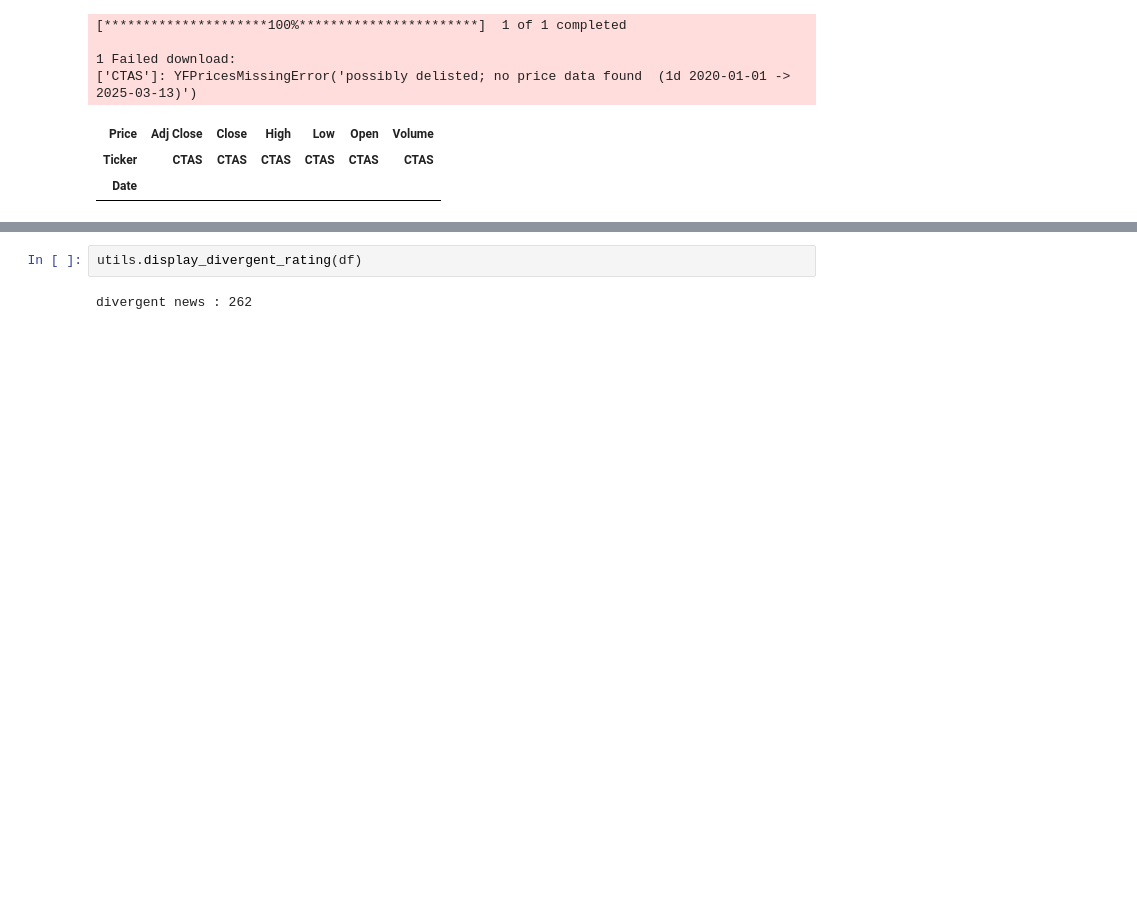
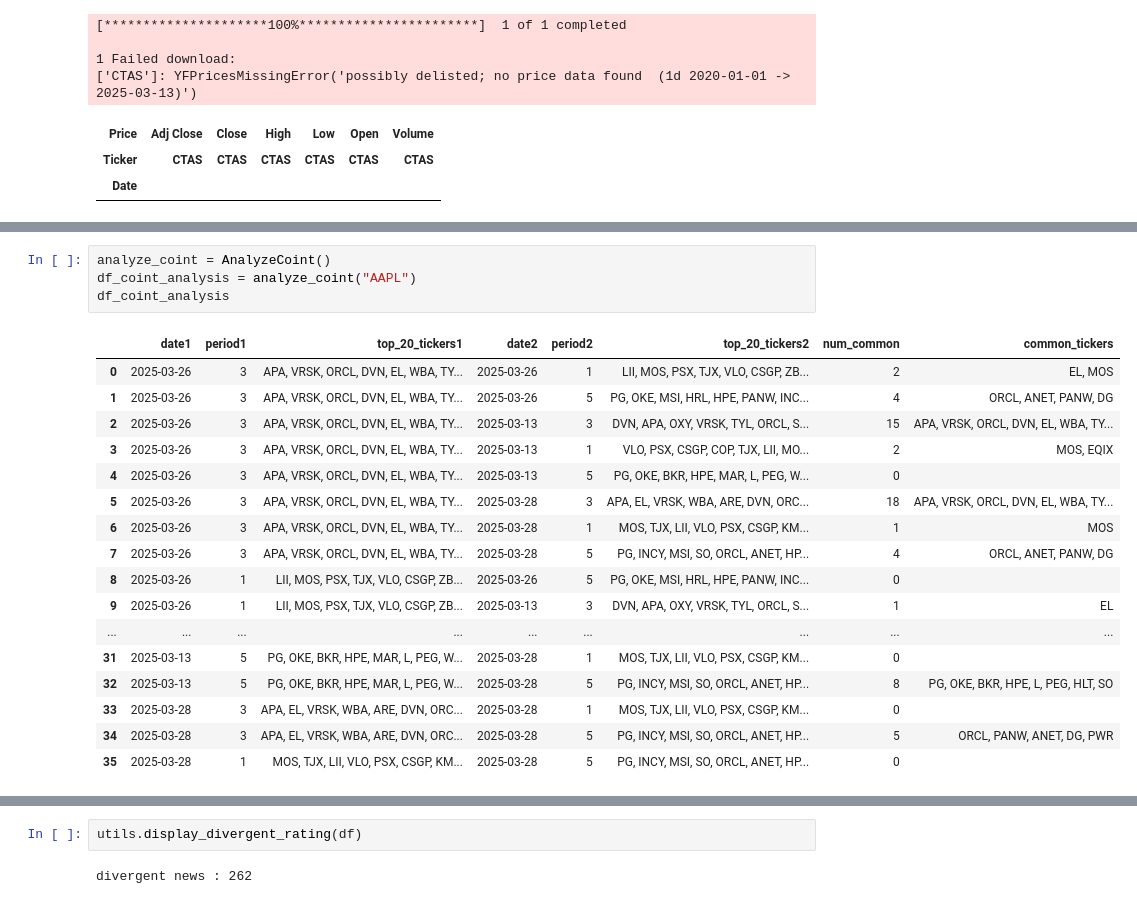
Before and after one commit to CKAbundant/sentiment, a Jupyter notebook: poc.ipynb, the cells around one changed output, grey strips where cells are left out. Cells and saved outputs as stored; diff of their text form; blank space fills up the shorter version.

```diff
--- a/poc.ipynb
+++ b/poc.ipynb
@@ -467,3 +457,25 @@ df_topn
+# %%
+analyze_coint = AnalyzeCoint()
+df_coint_analysis = analyze_coint("AAPL")
+df_coint_analysis
+# %% [output]
+|  | date1 | period1 | top_20_tickers1 | date2 | period2 | top_20_tickers2 | num_common | common_tickers |
+| 0 | 2025-03-26 | 3 | APA, VRSK, ORCL, DVN, EL, WBA, TY... | 2025-03-26 | 1 | LII, MOS, PSX, TJX, VLO, CSGP, ZB... | 2 | EL, MOS |
+| 1 | 2025-03-26 | 3 | APA, VRSK, ORCL, DVN, EL, WBA, TY... | 2025-03-26 | 5 | PG, OKE, MSI, HRL, HPE, PANW, INC... | 4 | ORCL, ANET, PANW, DG |
+| 2 | 2025-03-26 | 3 | APA, VRSK, ORCL, DVN, EL, WBA, TY... | 2025-03-13 | 3 | DVN, APA, OXY, VRSK, TYL, ORCL, S... | 15 | APA, VRSK, ORCL, DVN, EL, WBA, TY... |
+| 3 | 2025-03-26 | 3 | APA, VRSK, ORCL, DVN, EL, WBA, TY... | 2025-03-13 | 1 | VLO, PSX, CSGP, COP, TJX, LII, MO... | 2 | MOS, EQIX |
+| 4 | 2025-03-26 | 3 | APA, VRSK, ORCL, DVN, EL, WBA, TY... | 2025-03-13 | 5 | PG, OKE, BKR, HPE, MAR, L, PEG, W... | 0 |  |
+| 5 | 2025-03-26 | 3 | APA, VRSK, ORCL, DVN, EL, WBA, TY... | 2025-03-28 | 3 | APA, EL, VRSK, WBA, ARE, DVN, ORC... | 18 | APA, VRSK, ORCL, DVN, EL, WBA, TY... |
+| 6 | 2025-03-26 | 3 | APA, VRSK, ORCL, DVN, EL, WBA, TY... | 2025-03-28 | 1 | MOS, TJX, LII, VLO, PSX, CSGP, KM... | 1 | MOS |
+| 7 | 2025-03-26 | 3 | APA, VRSK, ORCL, DVN, EL, WBA, TY... | 2025-03-28 | 5 | PG, INCY, MSI, SO, ORCL, ANET, HP... | 4 | ORCL, ANET, PANW, DG |
+| 8 | 2025-03-26 | 1 | LII, MOS, PSX, TJX, VLO, CSGP, ZB... | 2025-03-26 | 5 | PG, OKE, MSI, HRL, HPE, PANW, INC... | 0 |  |
+| 9 | 2025-03-26 | 1 | LII, MOS, PSX, TJX, VLO, CSGP, ZB... | 2025-03-13 | 3 | DVN, APA, OXY, VRSK, TYL, ORCL, S... | 1 | EL |
+| ... | ... | ... | ... | ... | ... | ... | ... | ... |
+| 31 | 2025-03-13 | 5 | PG, OKE, BKR, HPE, MAR, L, PEG, W... | 2025-03-28 | 1 | MOS, TJX, LII, VLO, PSX, CSGP, KM... | 0 |  |
+| 32 | 2025-03-13 | 5 | PG, OKE, BKR, HPE, MAR, L, PEG, W... | 2025-03-28 | 5 | PG, INCY, MSI, SO, ORCL, ANET, HP... | 8 | PG, OKE, BKR, HPE, L, PEG, HLT, SO |
+| 33 | 2025-03-28 | 3 | APA, EL, VRSK, WBA, ARE, DVN, ORC... | 2025-03-28 | 1 | MOS, TJX, LII, VLO, PSX, CSGP, KM... | 0 |  |
+| 34 | 2025-03-28 | 3 | APA, EL, VRSK, WBA, ARE, DVN, ORC... | 2025-03-28 | 5 | PG, INCY, MSI, SO, ORCL, ANET, HP... | 5 | ORCL, PANW, ANET, DG, PWR |
+| 35 | 2025-03-28 | 1 | MOS, TJX, LII, VLO, PSX, CSGP, KM... | 2025-03-28 | 5 | PG, INCY, MSI, SO, ORCL, ANET, HP... | 0 |  |
 # %% [markdown]
 # [Sentiment](#table-of-contents)
 
```
Also changed, not shown: parts of 12 cells of this notebook, 7 other files.
